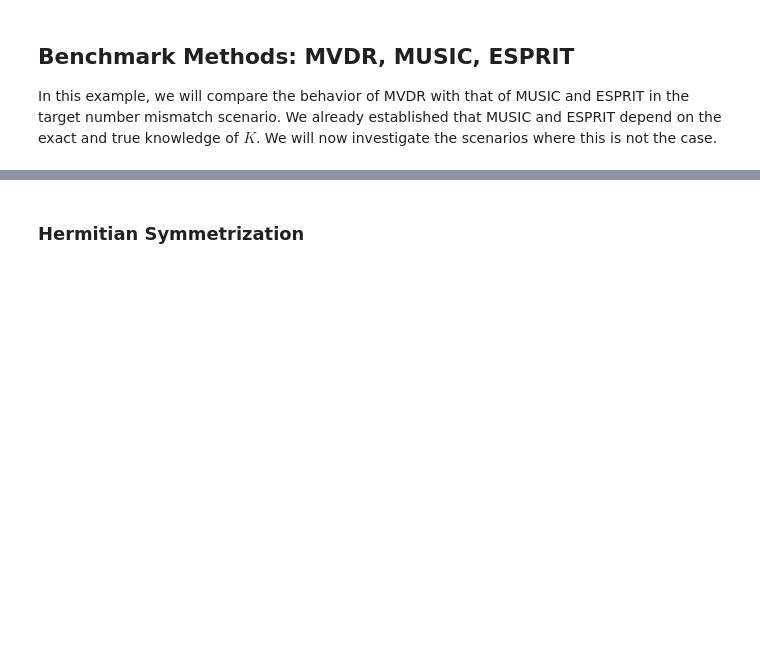
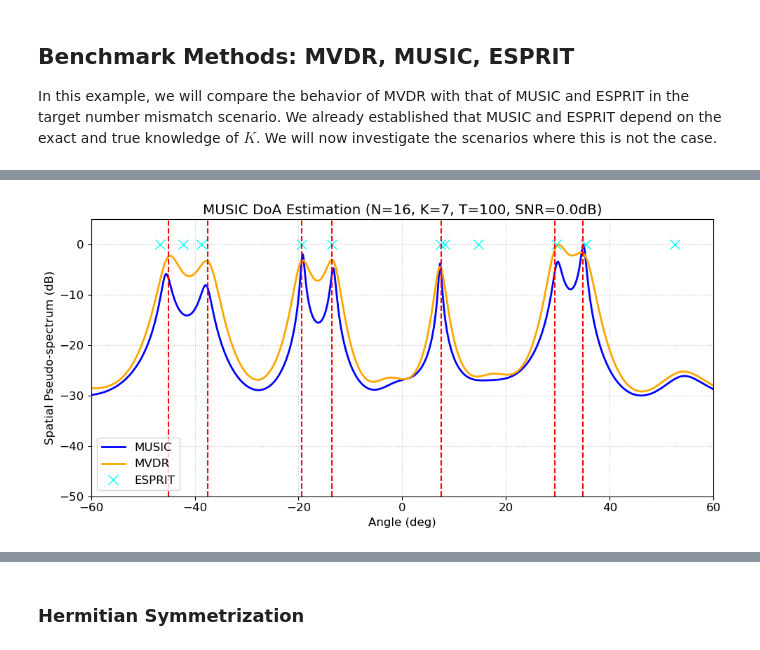
Before and after one commit to i-JRay-i/doa_estimation_tutorial, a Jupyter notebook: doa_04_target_estimation.ipynb, the cells around one changed output, grey strips where cells are left out. Drawn from its saved outputs; the diff is of its cells as text; code cells hidden in the pictures; blank space fills up the shorter version.

```diff
--- a/doa_04_target_estimation.ipynb
+++ b/doa_04_target_estimation.ipynb
@@ -175,0 +235,40 @@ eig_val, eig_vec = np.linalg.eigh(Rxx_samp);
+# %%
+P_capon = doa_est_capon(theta_scan, sensor_pos, Rxx_samp, wl);
+P_capon_dB = 10*np.log10(np.abs(np.multiply(P_capon/np.amax(P_capon), np.conjugate(P_capon/np.amax(P_capon)))));
+idx, _ = find_peaks(P_capon_dB, height=-3);
+est_capon = theta_scan[idx];
+
+P_music = doa_est_music(theta_scan, sensor_pos, Rxx_samp, wl, K+2);
+P_music_dB = 10 * np.log10(P_music / np.max(P_music));
+idx, _ = find_peaks(P_music_dB, height=-4);
+est_music = theta_scan[idx];
+
+est_esprit = doa_est_esprit(Rxx_samp, d, wl, K+2);
+# %%
+# Visualization
+plt.rcParams.update({"font.size": 12});
+
+plt.figure(figsize=(10, 5));
+plt.plot(theta_scan, P_music_dB, linewidth=2, color="blue", label="MUSIC");
+plt.plot(theta_scan, P_capon_dB, linewidth=2, color="orange", label="MVDR");
+
+plt.plot(est_esprit, [0]*(K+2), marker='x', markersize=10, color="cyan", ls='', label="ESPRIT");
+
+for i, angle in enumerate(true_angles):
+  plt.axvline(x=angle, color="red", linestyle="--");
+
+plt.title(f"MUSIC DoA Estimation (N={N}, K={K}, T={T}, SNR={snr_db}dB)");
+plt.xlabel("Angle (deg)");
+plt.ylabel("Spatial Pseudo-spectrum (dB)");
+plt.xlim([ang_min, ang_max]);
+plt.ylim([-50, 5]);
+plt.grid(True, linestyle=':', alpha=0.7);
+
+handles, labels = plt.gca().get_legend_handles_labels();
+by_label = dict(zip(labels, handles));
+plt.legend(by_label.values(), by_label.keys(), loc="lower left");
+
+plt.tight_layout();
+plt.show();
+# %% [output]
+[figure, added]
```
Also changed, not shown: parts of 21 cells of this notebook, 11 other files.
